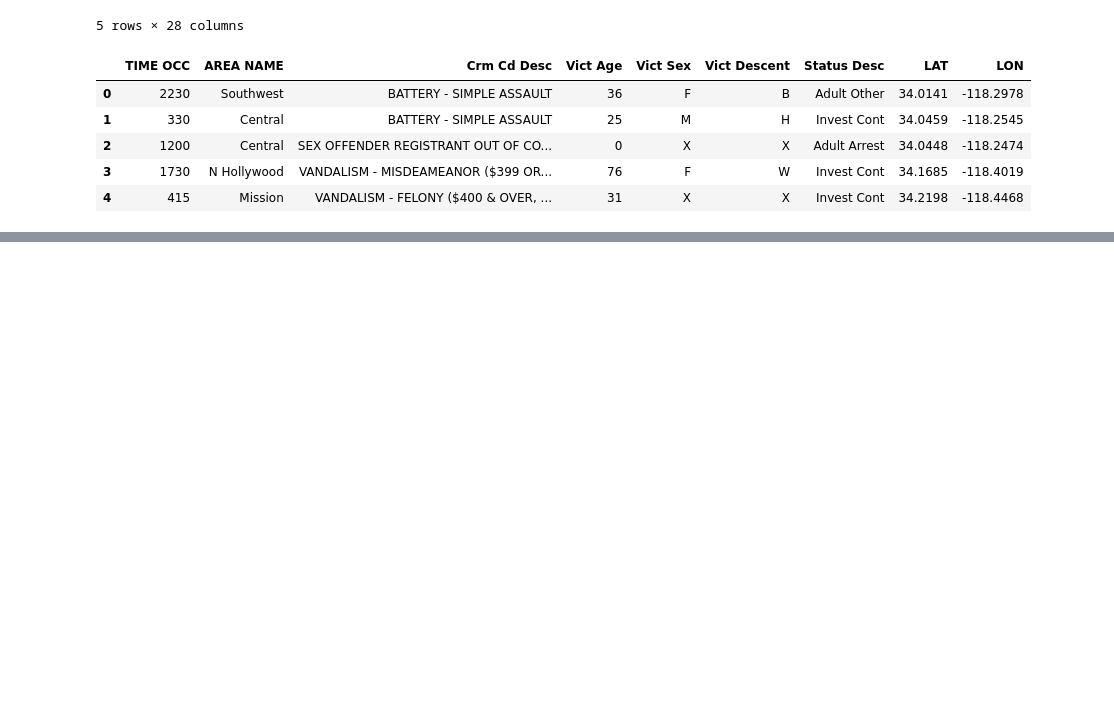
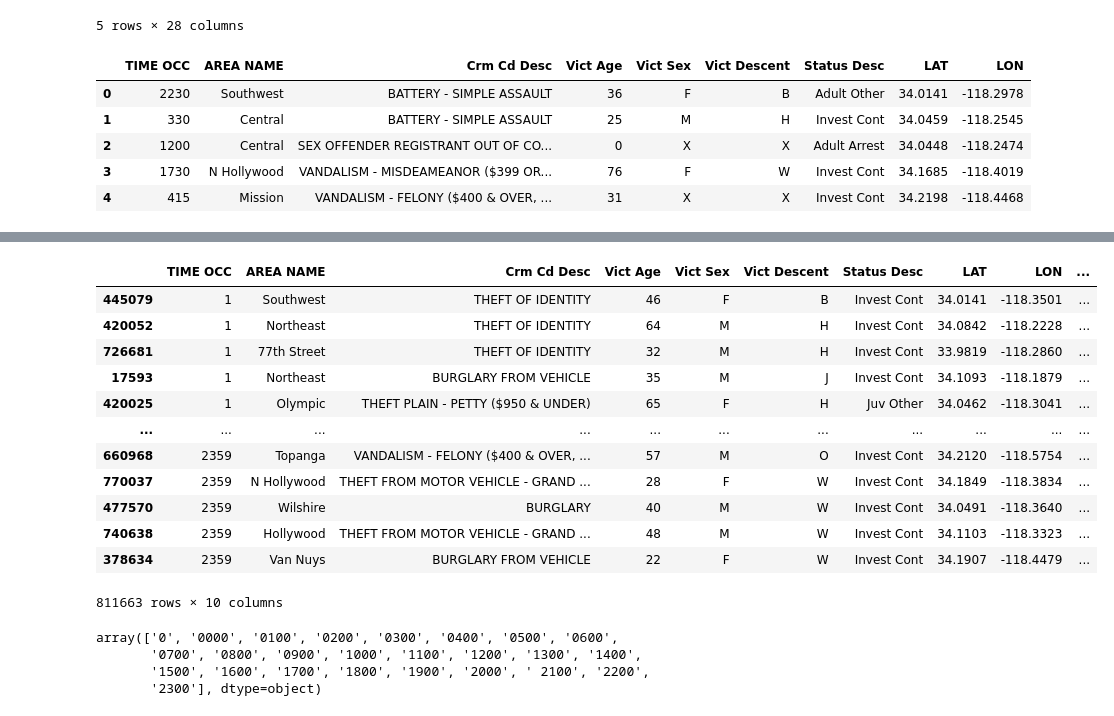
Before and after one commit to Cookees81/CityofAngels, a Jupyter notebook: Teresa/Teresa_Analysis.ipynb, the cells around one changed output, grey strips where cells are left out. Saved outputs shown, nothing was run; the diff lists cells and outputs as text; code cells hidden in the pictures; blank space fills up the shorter version.

```diff
--- a/Teresa/Teresa_Analysis.ipynb
+++ b/Teresa/Teresa_Analysis.ipynb
@@ -73,6 +73,3 @@ time_crime.head()
 | 2 | 1200 | Central | SEX OFFENDER REGISTRANT OUT OF CO... | 0 | X | X | Adult Arrest | 34.0448 | -118.2474 |
 | 3 | 1730 | N Hollywood | VANDALISM - MISDEAMEANOR ($399 OR... | 76 | F | W | Invest Cont | 34.1685 | -118.4019 |
 | 4 | 415 | Mission | VANDALISM - FELONY ($400 & OVER, ... | 31 | X | X | Invest Cont | 34.2198 | -118.4468 |
-# %%
-crime_time = time_crime.set_index(["TIME OCC"])
-crime_time
@@ -93,0 +138,25 @@ crime_time
+# %%
+crime_timesummary = time_crime.sort_values(by='TIME OCC')
+crime_timesummary
+# %% [output]
+|  | TIME OCC | AREA NAME | Crm Cd Desc | Vict Age | Vict Sex | Vict Descent | Status Desc | LAT | LON | ... |
+| 445079 | 1 | Southwest | THEFT OF IDENTITY | 46 | F | B | Invest Cont | 34.0141 | -118.3501 | ... |
+| 420052 | 1 | Northeast | THEFT OF IDENTITY | 64 | M | H | Invest Cont | 34.0842 | -118.2228 | ... |
+| 726681 | 1 | 77th Street | THEFT OF IDENTITY | 32 | M | H | Invest Cont | 33.9819 | -118.2860 | ... |
+| 17593 | 1 | Northeast | BURGLARY FROM VEHICLE | 35 | M | J | Invest Cont | 34.1093 | -118.1879 | ... |
+| 420025 | 1 | Olympic | THEFT PLAIN - PETTY ($950 & UNDER) | 65 | F | H | Juv Other | 34.0462 | -118.3041 | ... |
+| ... | ... | ... | ... | ... | ... | ... | ... | ... | ... | ... |
+| 660968 | 2359 | Topanga | VANDALISM - FELONY ($400 & OVER, ... | 57 | M | O | Invest Cont | 34.2120 | -118.5754 | ... |
+| 770037 | 2359 | N Hollywood | THEFT FROM MOTOR VEHICLE - GRAND ... | 28 | F | W | Invest Cont | 34.1849 | -118.3834 | ... |
+| 477570 | 2359 | Wilshire | BURGLARY | 40 | M | W | Invest Cont | 34.0491 | -118.3640 | ... |
+| 740638 | 2359 | Hollywood | THEFT FROM MOTOR VEHICLE - GRAND ... | 48 | M | W | Invest Cont | 34.1103 | -118.3323 | ... |
+| 378634 | 2359 | Van Nuys | BURGLARY FROM VEHICLE | 22 | F | W | Invest Cont | 34.1907 | -118.4479 | ... |
+811663 rows × 10 columns
+# %%
+tablestart = crime_timesummary['Hour'].unique()
+tablestart
+# %% [output]
+array(['0', '0000', '0100', '0200', '0300', '0400', '0500', '0600',
+       '0700', '0800', '0900', '1000', '1100', '1200', '1300', '1400',
+       '1500', '1600', '1700', '1800', '1900', '2000', ' 2100', '2200',
+       '2300'], dtype=object)
```
Also changed, not shown: parts of 57 cells of this notebook, 1 other file.
